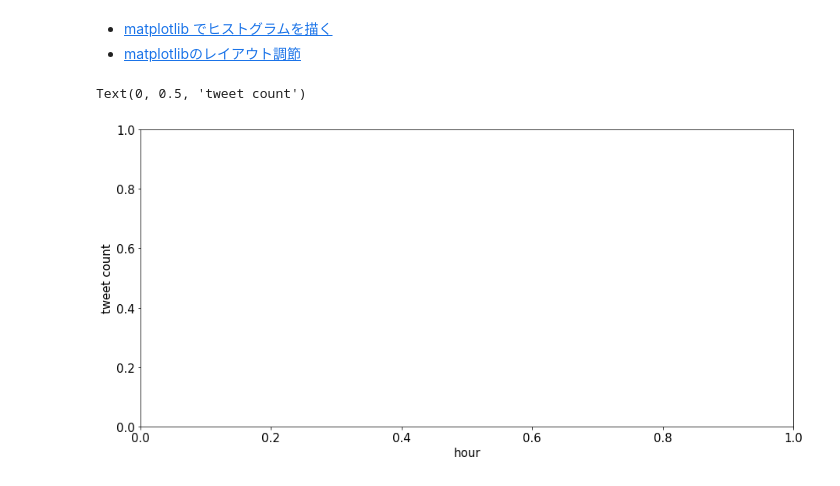
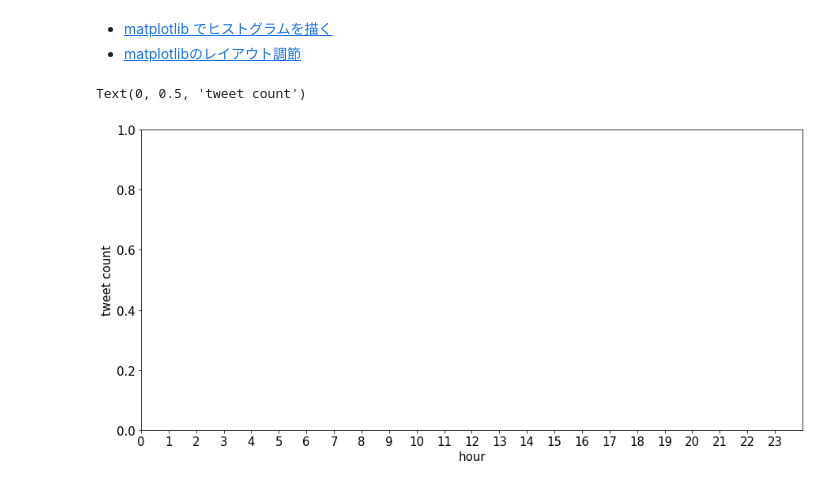
Before and after one commit to hikarut/Data-Science, a Jupyter notebook: notebooks/twitter/analytics.ipynb, the cells around one changed output. Saved outputs shown, nothing was run; the diff lists cells and outputs as text; code cells hidden in the pictures.

```diff
--- a/notebooks/twitter/analytics.ipynb
+++ b/notebooks/twitter/analytics.ipynb
@@ -22,7 +21,10 @@ import datetime
 
 # 時間を3つに分類
 def cast_date(x):
-    hour = int(str(x)[11:13])
+    datetime_utc = datetime.datetime.strptime(x, "%Y-%m-%d %H:%M %z")
+    datetime_jst = datetime_utc.astimezone(datetime.timezone(datetime.timedelta(hours=+9)))
+    hour = datetime_jst.hour
+#     hour = int(str(x)[11:13])
     if hour >= 6 and hour < 12:
         return '朝'
     elif hour >= 12 and hour < 18:
@@ -37,7 +39,7 @@ def cut_hour(x):
     return datetime_jst.hour
 
 twitter_all_add_date = twitter_all_simple.copy()
-# twitterAllAddDate['朝昼夜'] = twitterAllSimple['時間'].apply(lambda x : castDate(x))
+twitter_all_add_date['朝昼夜'] = twitterAllSimple['時間'].apply(lambda x : cast_date(x))
 twitter_all_add_date['時'] = twitter_all_simple['時間'].apply(lambda x : cut_hour(x))
 
 # twitterAllSimple['いいね'].apply(lambda x : x*20)
@@ -54,16 +61,22 @@ twitter_all_add_date['時'] = twitter_all_simple['時間'].apply(lambda x : cut_
 * [matplotlibのレイアウト調節](https://qiita.com/aurueps/items/d04a3bb127e2d6e6c21b)
 # %%
 import matplotlib.pyplot as plt
+import numpy as np
 
 # fig, ax = plt.subplots(facecolor="w")
 # ax.plot(x, y)
 
-x = twitter_all_add_date['時']
+x = twitter_all_add_date['時'].values
+# x = twitter_all_add_date.groupby('時').count()
+
+plt.xlim(0, 24) # (1) x軸の表示範囲
+plt.xticks(range(24))
 plt.rcParams["figure.figsize"] = [15,7] # 図の縦横のサイズ([横(inch),縦(inch)])
 plt.rcParams["font.size"] = 15 # フォントサイズ デフォルト12
 plt.xlabel("hour")
 plt.ylabel("tweet count")
+# plt.hist(x, rwidth=0.7, bins=np.arange(-1, 24)+0.5)
 # plt.hist(x, rwidth=0.7, bins=24)
 # %% [output]
 Text(0, 0.5, 'tweet count')
-[figure, old version]
+[figure, new version]
```
Also changed, not shown: parts of 10 cells of this notebook.
